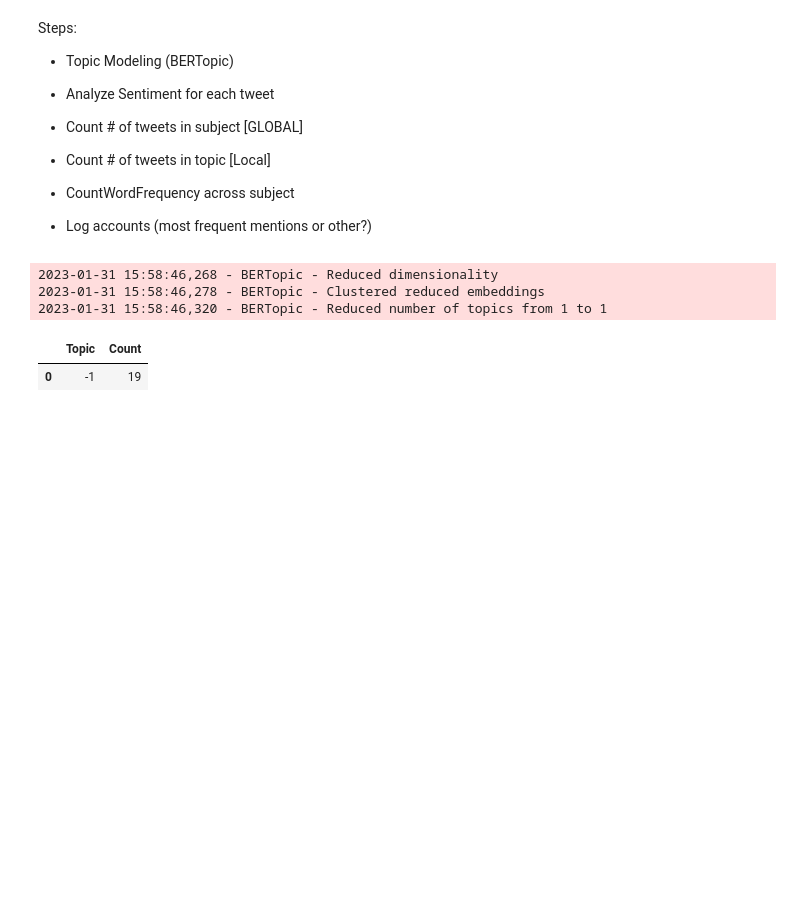
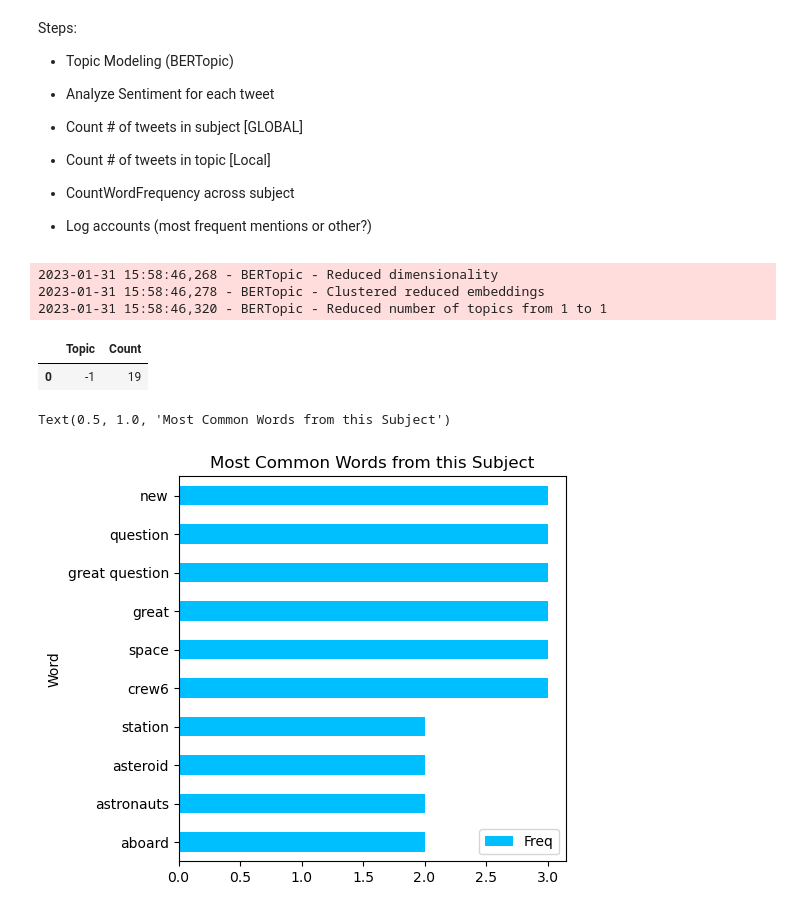
Before and after one commit to tzimmer3/Twitter_Project, a Jupyter notebook: 0. Execution.ipynb, the cells around one changed output. Drawn from its saved outputs; the diff is of its cells as text; code cells hidden in the pictures; blank space fills up the shorter version.

Commit message:
added some comments and took out stop word removal

```diff
--- a/0. Execution.ipynb
+++ b/0. Execution.ipynb
@@ -147,7 +147,8 @@ df['mentions'] = df['tweet'].apply(extract_mentions)
 df['tweet'] = df['tweet'].apply(clean_special_chars)
 
 # Remove stop words
-df['tweet_nostops'] = df['tweet'].apply(lambda x: ' '.join([word for word in x.split() if word not in (stopwords)]))
+## NOT NEEDED AT THIS TIME
+#df['tweet_nostops'] = df['tweet'].apply(lambda x: ' '.join([word for word in x.split() if word not in (stopwords)]))
 
 # Compute length of each tweet (exclude really short ones)
 df['tweet_length'] = df['tweet'].apply(count_caption_words)
@@ -209,11 +210,16 @@ topics, probabilities = topic_model.fit_transform(docs, embeddings)
 2023-01-31 15:58:46,268 - BERTopic - Reduced dimensionality
 2023-01-31 15:58:46,278 - BERTopic - Clustered reduced embeddings
 2023-01-31 15:58:46,320 - BERTopic - Reduced number of topics from 1 to 1
-# %%
-topic_model.get_topic_freq().head()
-# %% [output]
-|  | Topic | Count |
-| 0 | -1 | 19 |
+# %%
+# Topic -1 is the catch-all bin for outliers.
+# Need to modify min_df.  Believe this is the minimum number of obs to create a topic.
+# From word frequency, believe ngram = 2 is good.
+# ACTION: Generate more tweets and test with different min_df value.
+
+topic_model.get_topic_freq().head()
+# %% [output]
+|  | Topic | Count |
+| 0 | -1 | 19 |
 # %%
 # Sentiment analysis
 #df['sentiment'] = np.array([tweet_analyzer.analyze_sentiment(tweet) for tweet in df['tweets']])
@@ -227,28 +233,31 @@ total_tweets_in_topic = []
 # %%
 # CountWordFrequency
 
 #Create DTM
-cv = CountVectorizer(ngram_range = (1,3))
-dtm = cv.fit_transform(df['tweet_nostops'])
+cv = CountVectorizer(ngram_range = (1,3), stop_words='english')
+dtm = cv.fit_transform(df['tweet'])
 words = np.array(cv.get_feature_names())
 
 #Look at top 15 most frequent words
 freqs=dtm.sum(axis=0).A.flatten()
 index=np.argsort(freqs)[-10:]
 
 # Construct dataframe
 WordFreq = pd.DataFrame.from_records(list(zip(words[index], freqs[index])))
 WordFreq.columns = ['Word', 'Freq']
 
 # Plot horizontal bar graph
 fig, ax = plt.subplots(figsize=(5, 5))
 WordFreq.sort_values(by='Freq').plot.barh(
                       x='Word',
                       y='Freq',
                       ax=ax,
                       color="deepskyblue")
 
 plt.title("Most Common Words from this Subject")
+# %% [output]
+Text(0.5, 1.0, 'Most Common Words from this Subject')
+[figure, added]
 # %%
 vectorizer = CountVectorizer(analyzer=lambda x: x)
 dtm = vectorizer.fit_transform(df['mentions']).toarray()
```
Also changed, not shown: parts of 1 cell of this notebook.
